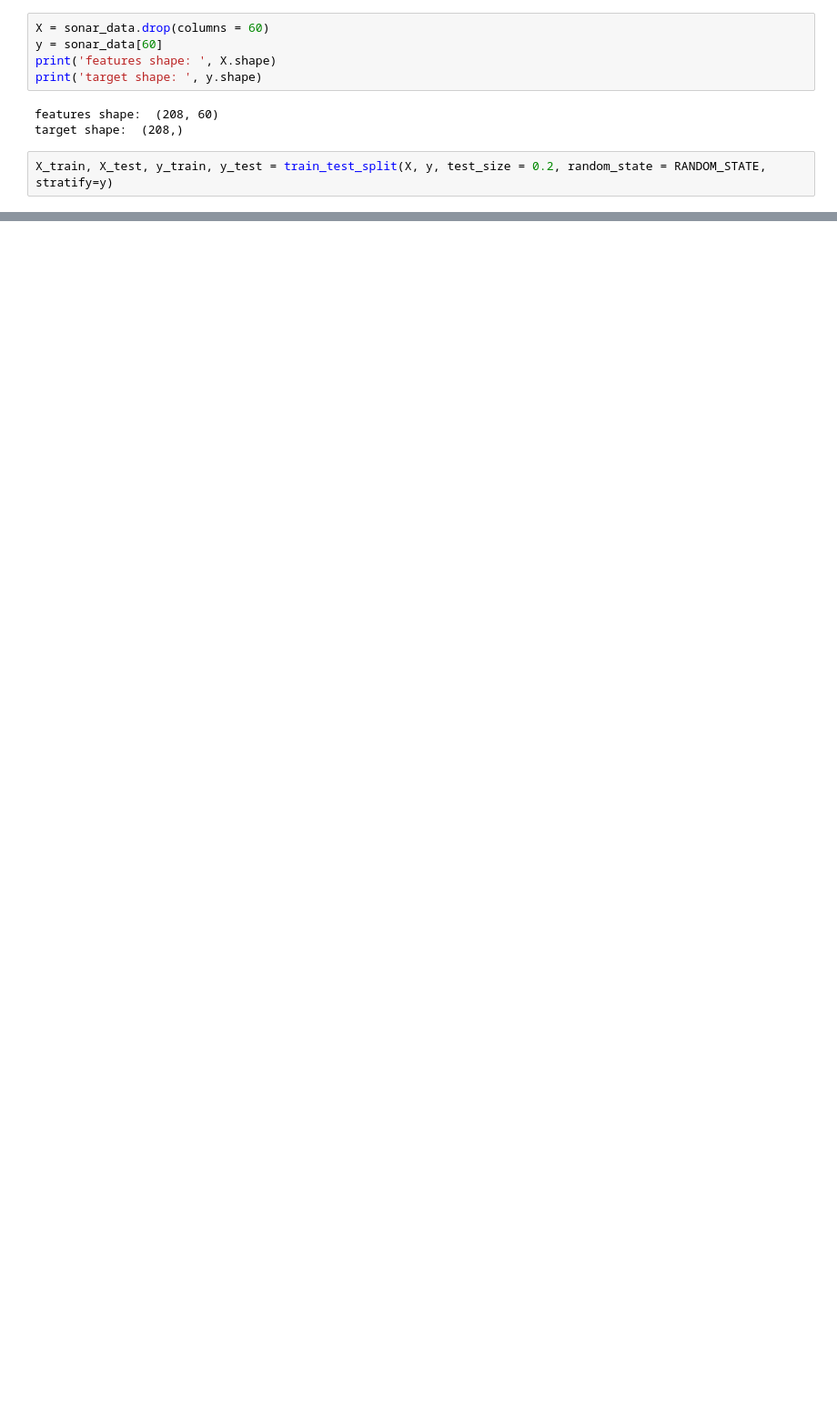
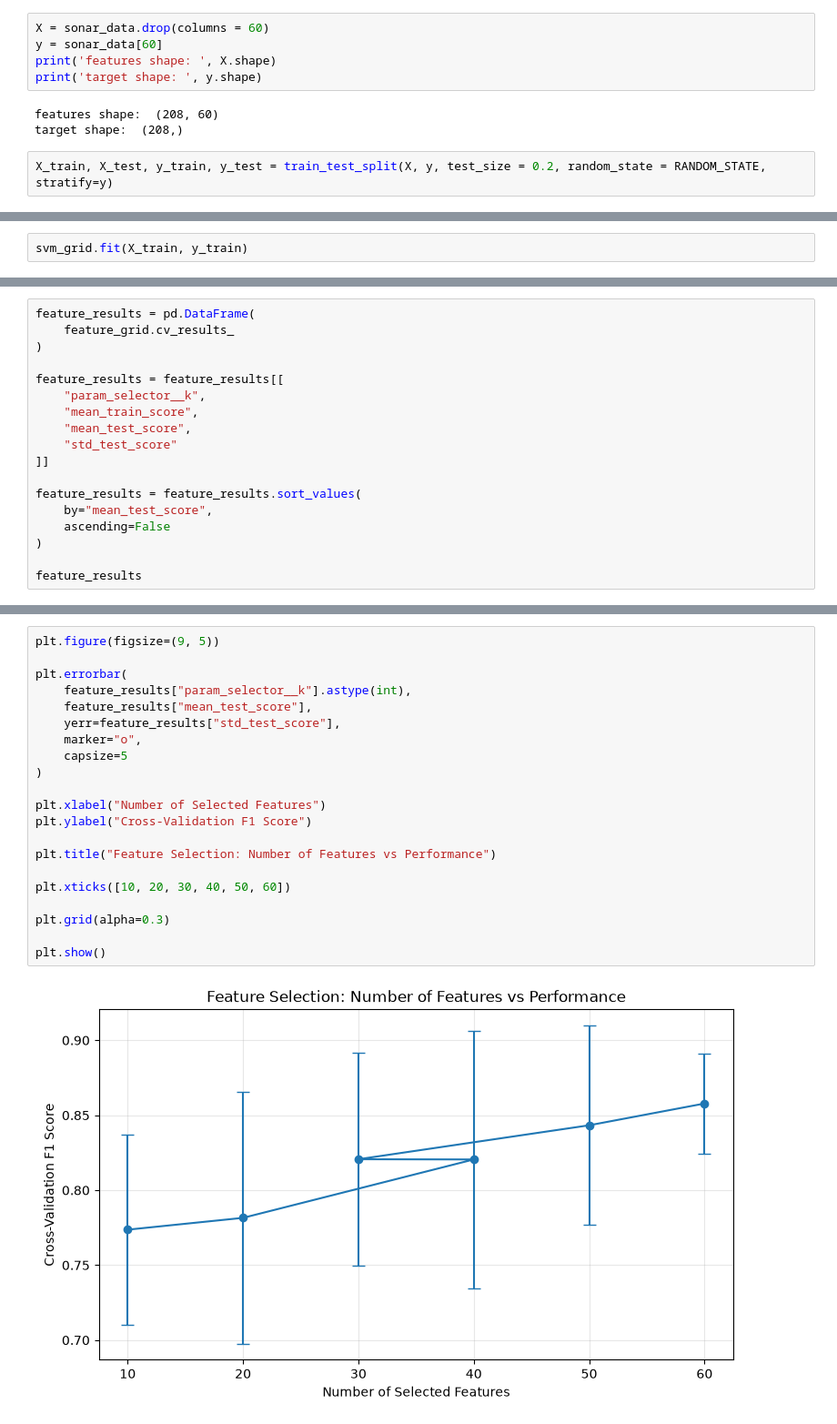
Before and after one commit to poliname17/rockmine, a Jupyter notebook: rock_vs_mine.ipynb, the cells around one changed output, grey strips where cells are left out. Shown at 91% size. Saved outputs shown, nothing was run; the diff lists cells and outputs as text; blank space fills up the shorter version.

```diff
--- a/rock_vs_mine.ipynb
+++ b/rock_vs_mine.ipynb
@@ -231,0 +271,2 @@ plt.show()
+# %%
+svm_grid.fit(X_train, y_train)
@@ -231,0 +486,18 @@ plt.show()
+# %%
+feature_results = pd.DataFrame(
+    feature_grid.cv_results_
+)
+
+feature_results = feature_results[[
+    "param_selector__k",
+    "mean_train_score",
+    "mean_test_score",
+    "std_test_score"
+]]
+
+feature_results = feature_results.sort_values(
+    by="mean_test_score",
+    ascending=False
+)
+
+feature_results
@@ -231,0 +512,23 @@ plt.show()
+# %%
+plt.figure(figsize=(9, 5))
+
+plt.errorbar(
+    feature_results["param_selector__k"].astype(int),
+    feature_results["mean_test_score"],
+    yerr=feature_results["std_test_score"],
+    marker="o",
+    capsize=5
+)
+
+plt.xlabel("Number of Selected Features")
+plt.ylabel("Cross-Validation F1 Score")
+
+plt.title("Feature Selection: Number of Features vs Performance")
+
+plt.xticks([10, 20, 30, 40, 50, 60])
+
+plt.grid(alpha=0.3)
+
+plt.show()
+# %% [output]
+[figure, added]
```
Also changed, not shown: parts of 44 cells of this notebook, 1 other file.
